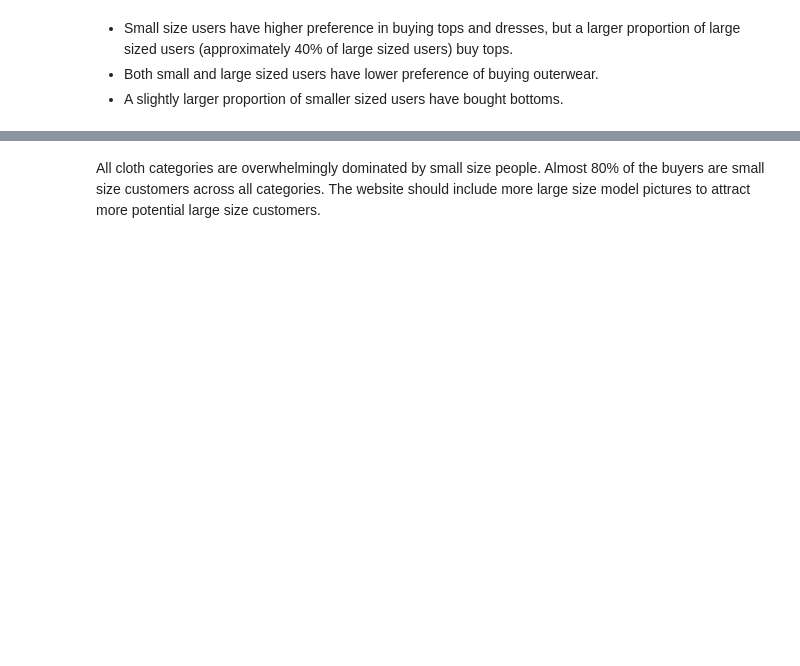
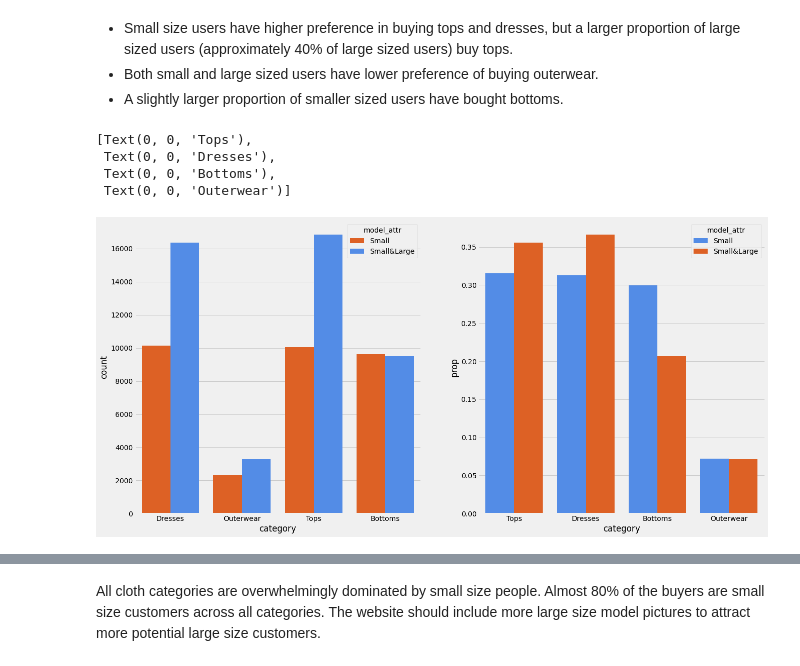
Before and after one commit to ruchikav95/Analysis-of-targeted-social-media-ads-with-emphasis-on-body-positivity, a Jupyter notebook: modcloth_final.ipynb, the cells around one changed output, grey strips where cells are left out. Saved outputs shown, nothing was run; the diff lists cells and outputs as text; code cells hidden in the pictures; blank space fills up the shorter version.

```diff
--- a/modcloth_final.ipynb
+++ b/modcloth_final.ipynb
@@ -333,3 +336,23 @@ sns.barplot(x=x, y=y, hue=hue, data=prop_df, ax=axes[1], palette=["#3a86ff", "#f
 - Small size users have higher preference in buying tops and dresses, but a larger proportion of large sized users (approximately 40% of large sized users) buy tops.
 - Both small and large sized users have lower preference of buying outerwear.
 - A slightly larger proportion of smaller sized users have bought bottoms.
+# %%
+x, y, hue = "category", "prop", "model_attr"
+
+f, axes = plt.subplots(1, 2)
+sns.countplot(x=x, hue=hue, data=df, ax=axes[0], palette=["#fb5607", "#3a86ff"])
+f.set_size_inches(20, 10)
+prop_df = (df[x]
+           .groupby(df[hue])
+           .value_counts(normalize=True)
+           .rename(y)
+           .reset_index())
+
+sns.barplot(x=x, y=y, hue=hue, data=prop_df, ax=axes[1], palette=["#3a86ff", "#fb5607"])
+axes[1].set_xticklabels(['Tops','Dresses','Bottoms','Outerwear'])
+# %% [output]
+[Text(0, 0, 'Tops'),
+ Text(0, 0, 'Dresses'),
+ Text(0, 0, 'Bottoms'),
+ Text(0, 0, 'Outerwear')]
+[figure, added]
```
Also changed, not shown: parts of 8 cells of this notebook.
